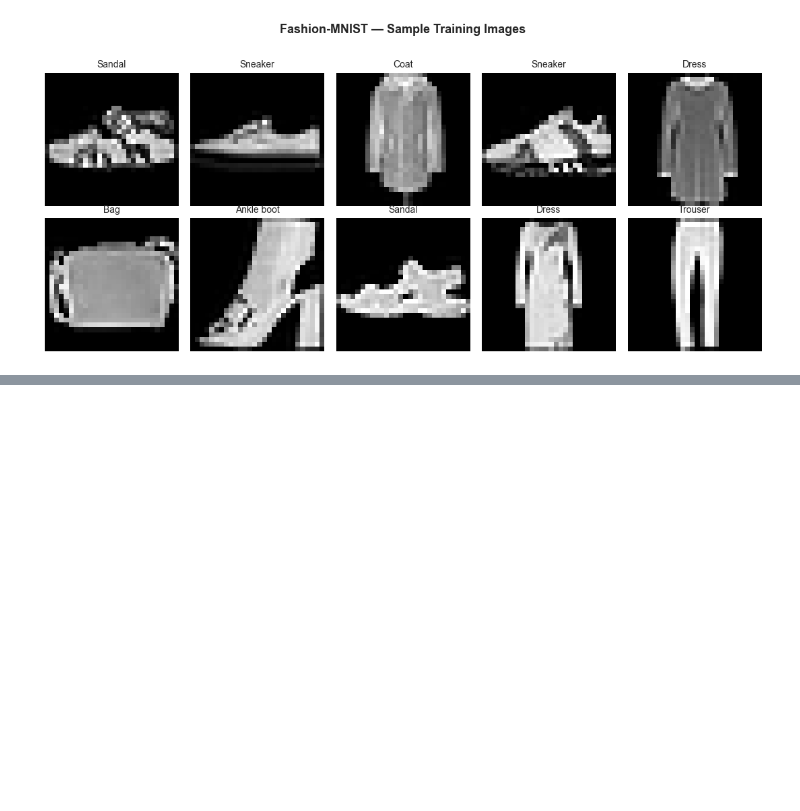
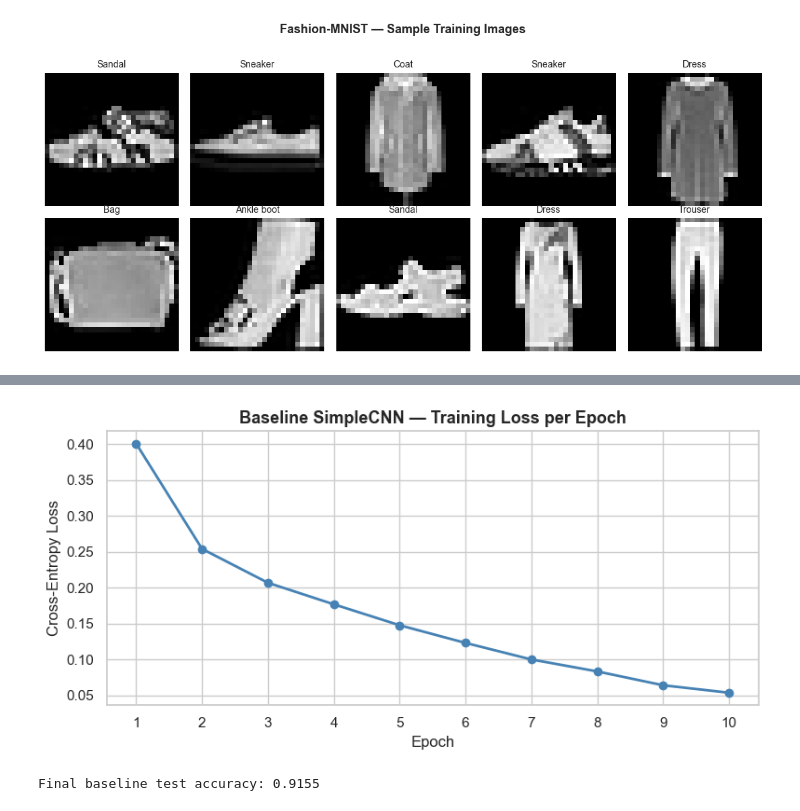
Before and after one commit to sbodrero/deep_learning_systems, a Jupyter notebook: deep_learning.ipynb, the cells around one changed output, grey strips where cells are left out. Drawn from its saved outputs; the diff is of its cells as text; code cells hidden in the pictures; blank space fills up the shorter version.

Commit message:
Add baseline SimpleCNN model definition, training loop, and loss visualization

```diff
--- a/deep_learning.ipynb
+++ b/deep_learning.ipynb
@@ -138,0 +159,34 @@ plt.show()
+# %%
+class SimpleCNN(nn.Module):
+    """Baseline CNN for Fashion-MNIST classification.
+
+    Two convolutional blocks (conv + ReLU + MaxPool) followed by
+    two fully connected layers. No regularization.
+
+    Parameters
+    ----------
+    num_classes : int
+        Number of output classes (default: 10).
+    """
+    def __init__(self, num_classes: int = 10):
+        super().__init__()
+        self.features = nn.Sequential(
+            nn.Conv2d(1, 32, kernel_size=3, padding=1), nn.ReLU(),
+            nn.MaxPool2d(2),
+            nn.Conv2d(32, 64, kernel_size=3, padding=1), nn.ReLU(),
+            nn.MaxPool2d(2),
+        )
+        self.classifier = nn.Sequential(
+            nn.Flatten(),
+            nn.Linear(64 * 7 * 7, 256), nn.ReLU(),
+            nn.Linear(256, num_classes)
+        )
+
+    def forward(self, x: torch.Tensor) -> torch.Tensor:
+        return self.classifier(self.features(x))
+
+
+baseline = SimpleCNN().to(DEVICE)
+total_params = sum(p.numel() for p in baseline.parameters() if p.requires_grad)
+print(baseline)
+print(f'\nTrainable parameters: {total_params:,}')
@@ -138,0 +296,13 @@ plt.show()
+# %%
+fig, ax = plt.subplots(figsize=(8, 4))
+ax.plot(range(1, EPOCHS + 1), baseline_losses, marker='o', color='steelblue', linewidth=2)
+ax.set_title('Baseline SimpleCNN — Training Loss per Epoch', fontsize=13, fontweight='bold')
+ax.set_xlabel('Epoch', fontsize=12)
+ax.set_ylabel('Cross-Entropy Loss', fontsize=12)
+ax.set_xticks(range(1, EPOCHS + 1))
+plt.tight_layout()
+plt.show()
+print(f'Final baseline test accuracy: {baseline_accs[-1]:.4f}')
+# %% [output]
+[figure, added]
+Final baseline test accuracy: 0.9155
```
Also changed, not shown: parts of 3 cells of this notebook, 8 other files.
